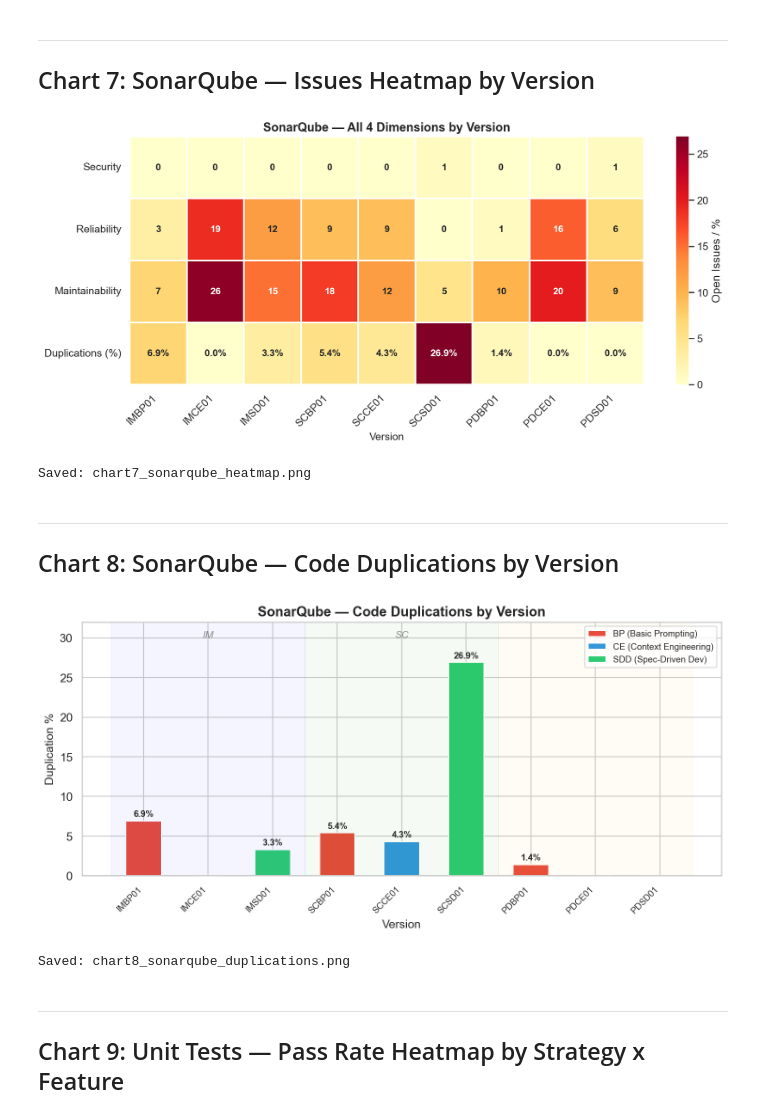
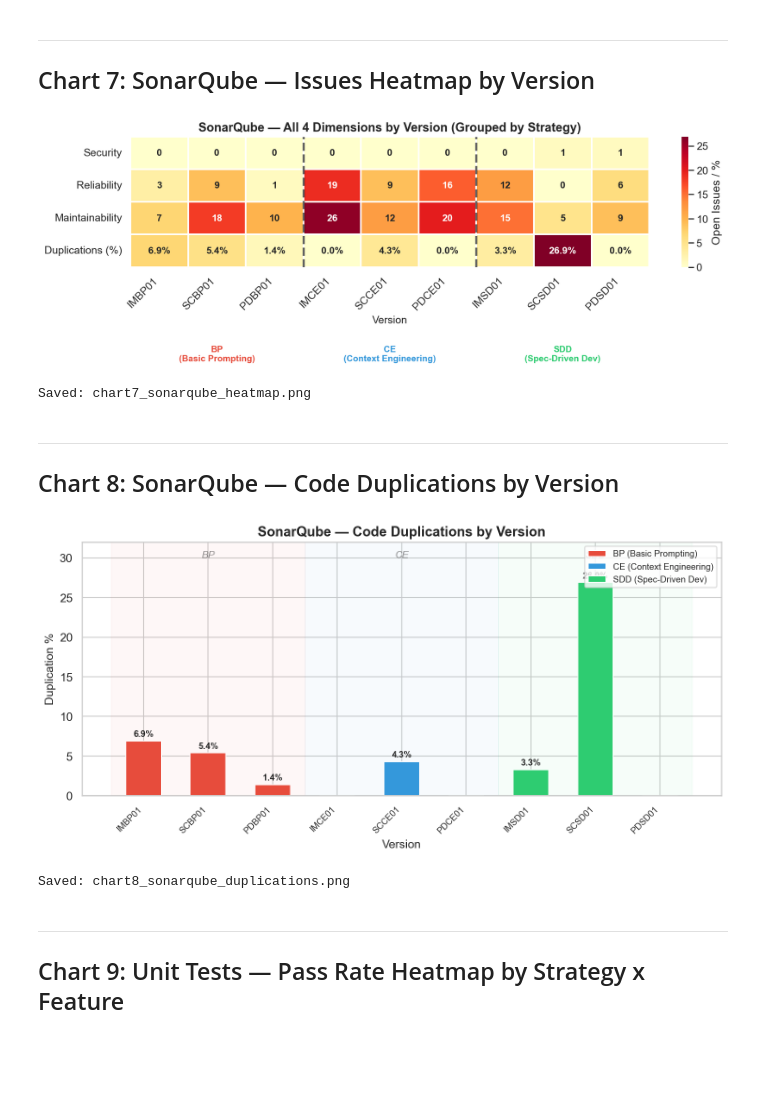
Before and after one commit to PhatchareePuangjai/chatGPT5, a Jupyter notebook: src/research_charts_executed.ipynb, the cells around one changed output. Cells and saved outputs as stored; diff of their text form; code cells hidden in the pictures; blank space fills up the shorter version.

```diff
--- a/src/research_charts_executed.ipynb
+++ b/src/research_charts_executed.ipynb
@@ -426,35 +429,51 @@ Saved: chart6_sonarqube_by_strategy.png
 # %%
 fig, ax = plt.subplots(figsize=(12, 5.5))
 
-versions = df_sonar['Version'].tolist()
-sonar_heatmap = df_sonar[['Security','Reliability','Maintainability']].copy()
-sonar_heatmap['Duplications (%)'] = df_sonar['Duplications']
-sonar_heatmap.index = versions
+# Reorder by strategy: BP group, CE group, SDD group
+versions_by_strategy = ['IMBP01','SCBP01','PDBP01',
+                         'IMCE01','SCCE01','PDCE01',
+                         'IMSD01','SCSD01','PDSD01']
+
+df_sonar_indexed = df_sonar.set_index('Version')
+sonar_heatmap = df_sonar_indexed.loc[versions_by_strategy, ['Security','Reliability','Maintainability']].copy()
+sonar_heatmap['Duplications (%)'] = df_sonar_indexed.loc[versions_by_strategy, 'Duplications']
 
 # Use different format for each row (int for first 3, float for Duplications)
 annot_data = sonar_heatmap.copy()
 annot_text = annot_data.astype(str)
-for v in versions:
+for v in versions_by_strategy:
     for col in ['Security','Reliability','Maintainability']:
         annot_text.loc[v, col] = str(int(annot_data.loc[v, col]))
     annot_text.loc[v, 'Duplications (%)'] = f"{annot_data.loc[v, 'Duplications (%)']:.1f}%"
 
 sns.heatmap(sonar_heatmap.T, annot=annot_text.T.values, fmt='', cmap='YlOrRd',
             linewidths=1, linecolor='white', ax=ax,
             annot_kws={'fontsize': 11, 'fontweight': 'bold'},
             cbar_kws={'label': 'Open Issues / %'})
 
-ax.set_title('SonarQube — All 4 Dimensions by Version', fontsize=14, fontweight='bold')
+# Add vertical lines to separate strategy groups (after index 3 and 6)
+ax.axvline(x=3, color='black', linewidth=2.5, linestyle='--', alpha=0.6)
+ax.axvline(x=6, color='black', linewidth=2.5, linestyle='--', alpha=0.6)
+
+# Add strategy group labels
+ax.text(1.5, -0.6, 'BP\n(Basic Prompting)', ha='center', va='top', fontsize=10, fontweight='bold',
+        color=STRATEGY_COLORS['BP'], transform=ax.get_xaxis_transform())
+ax.text(4.5, -0.6, 'CE\n(Context Engineering)', ha='center', va='top', fontsize=10, fontweight='bold',
+        color=STRATEGY_COLORS['CE'], transform=ax.get_xaxis_transform())
+ax.text(7.5, -0.6, 'SDD\n(Spec-Driven Dev)', ha='center', va='top', fontsize=10, fontweight='bold',
+        color=STRATEGY_COLORS['SDD'], transform=ax.get_xaxis_transform())
+
+ax.set_title('SonarQube — All 4 Dimensions by Version (Grouped by Strategy)', fontsize=14, fontweight='bold')
 ax.set_xlabel('Version', fontsize=12)
 ax.set_ylabel('')
 plt.xticks(rotation=45, ha='right')
 
 plt.tight_layout()
 plt.savefig('chart7_sonarqube_heatmap.png', bbox_inches='tight')
 plt.show()
 print('Saved: chart7_sonarqube_heatmap.png')
 # %% [output]
-[figure, old version]
+[figure, new version]
 Saved: chart7_sonarqube_heatmap.png
 # %% [markdown]
 ---
@@ -462,24 +481,26 @@ Saved: chart7_sonarqube_heatmap.png
 # %%
 fig, ax = plt.subplots(figsize=(10, 5))
 
-versions = df_sonar['Version'].tolist()
+versions_order = ['IMBP01','SCBP01','PDBP01','IMCE01','SCCE01','PDCE01','IMSD01','SCSD01','PDSD01']
+df_sonar_ordered = df_sonar.set_index('Version').reindex(versions_order).reset_index()
+versions = df_sonar_ordered['Version'].tolist()
 x = np.arange(len(versions))
-colors_by_strategy = [STRATEGY_COLORS[s] for s in df_sonar['Strategy']]
+colors_by_strategy = [STRATEGY_COLORS[s] for s in df_sonar_ordered['Strategy']]
 
-bars = ax.bar(x, df_sonar['Duplications'], width=0.55, color=colors_by_strategy, edgecolor='white')
+bars = ax.bar(x, df_sonar_ordered['Duplications'], width=0.55, color=colors_by_strategy, edgecolor='white')
 
-for i, (bar, val) in enumerate(zip(bars, df_sonar['Duplications'])):
+for i, (bar, val) in enumerate(zip(bars, df_sonar_ordered['Duplications'])):
     if val > 0:
         ax.text(bar.get_x() + bar.get_width()/2, bar.get_height() + 0.3, f'{val:.1f}%',
                 ha='center', va='bottom', fontweight='bold', fontsize=9)
 
-# Feature background (IM: 0-2, SC: 3-5, PD: 6-8)
-ax.axvspan(-0.5, 2.5, alpha=0.04, color='blue')
-ax.axvspan(2.5, 5.5, alpha=0.04, color='green')
-ax.axvspan(5.5, 8.5, alpha=0.04, color='orange')
-ax.text(1, 30, 'IM', ha='center', fontsize=10, fontstyle='italic', alpha=0.5)
-ax.text(4, 30, 'SC', ha='center', fontsize=10, fontstyle='italic', alpha=0.5)
-ax.text(7, 30, 'PD', ha='center', fontsize=10, fontstyle='italic', alpha=0.5)
+# Strategy background (BP: 0-2, CE: 3-5, SDD: 6-8)
+ax.axvspan(-0.5, 2.5, alpha=0.04, color=STRATEGY_COLORS['BP'])
+ax.axvspan(2.5, 5.5, alpha=0.04, color=STRATEGY_COLORS['CE'])
+ax.axvspan(5.5, 8.5, alpha=0.04, color=STRATEGY_COLORS['SDD'])
+ax.text(1, 30, 'BP', ha='center', fontsize=10, fontstyle='italic', alpha=0.5)
+ax.text(4, 30, 'CE', ha='center', fontsize=10, fontstyle='italic', alpha=0.5)
+ax.text(7, 30, 'SDD', ha='center', fontsize=10, fontstyle='italic', alpha=0.5)
 
 ax.set_xlabel('Version', fontsize=12)
 ax.set_ylabel('Duplication %', fontsize=12)
@@ -498,7 +519,7 @@ plt.savefig('chart8_sonarqube_duplications.png', bbox_inches='tight')
 plt.show()
 print('Saved: chart8_sonarqube_duplications.png')
 # %% [output]
-[figure, old version]
+[figure, new version]
 Saved: chart8_sonarqube_duplications.png
 # %% [markdown]
 ---
```
Also changed, not shown: parts of 3 cells of this notebook, 16 other files.
